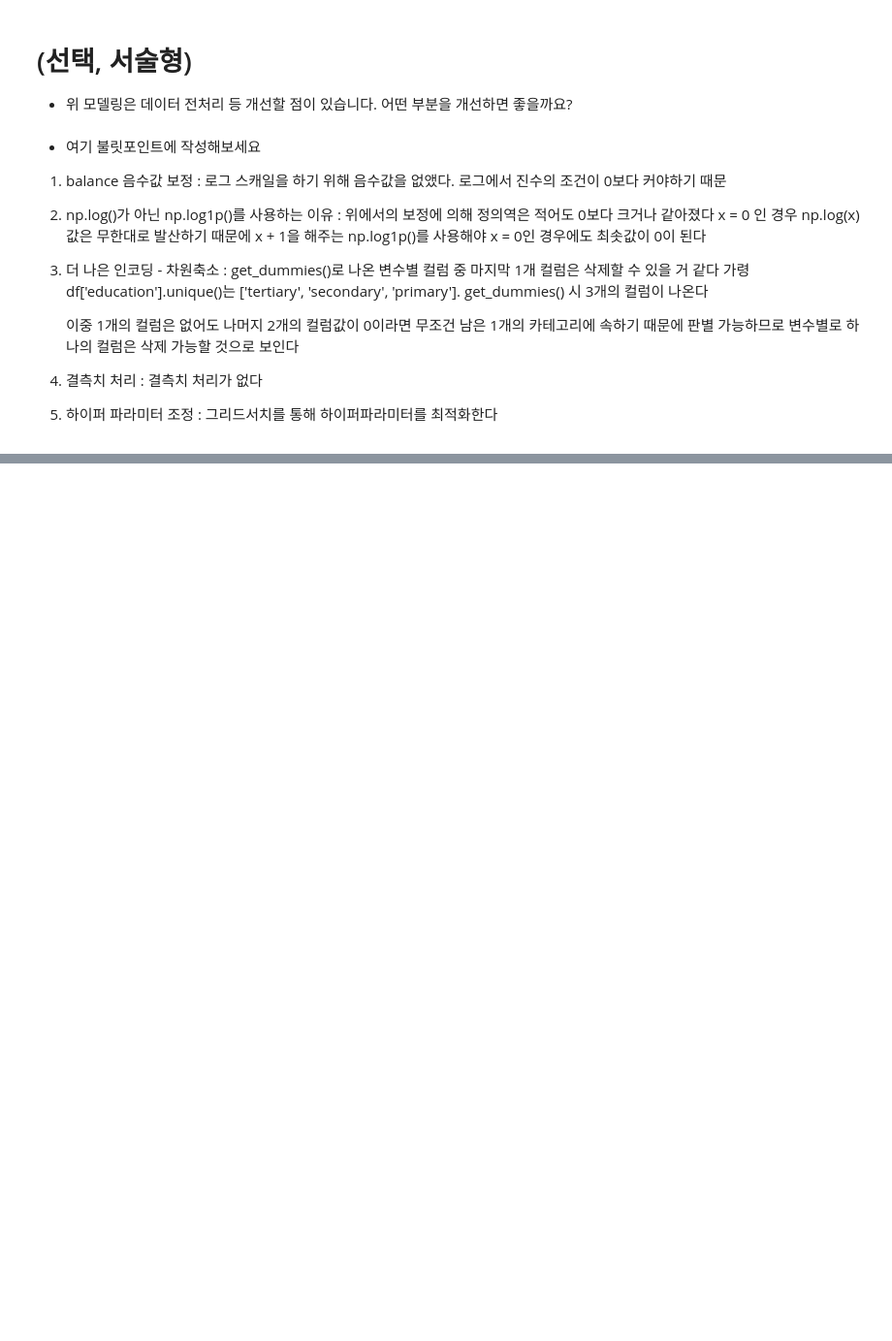
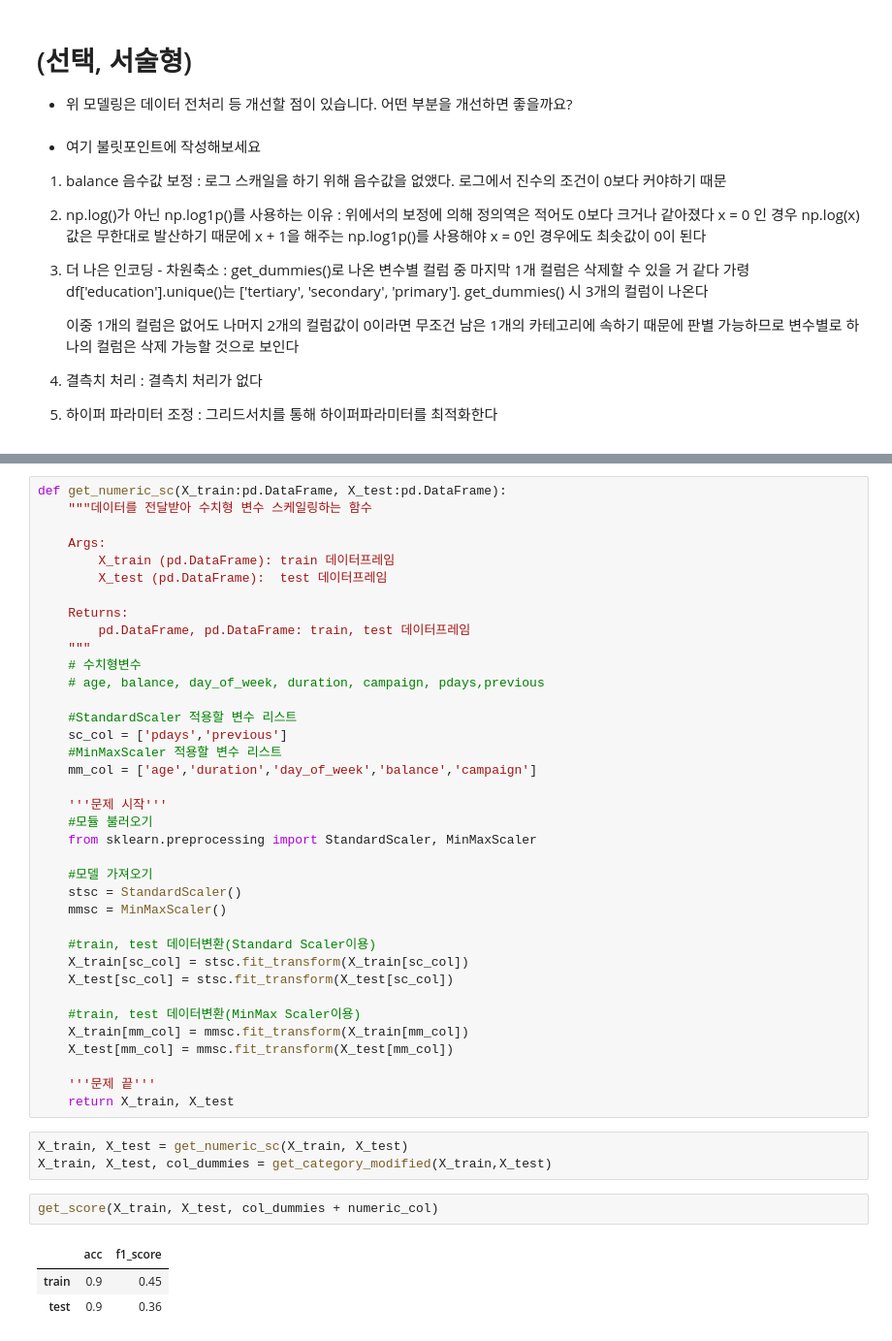
Before and after one commit to bellepoque7/sparta_ml, a Jupyter notebook: B01_오준범.ipynb, the cells around one changed output, grey strips where cells are left out. Shown at 97% size. Drawn from its saved outputs; the diff is of its cells as text; blank space fills up the shorter version.

```diff
--- a/B01_오준범.ipynb
+++ b/B01_오준범.ipynb
@@ -465,0 +672,46 @@ raw['variables']['description'][1]
+# %%
+def get_numeric_sc(X_train:pd.DataFrame, X_test:pd.DataFrame):
+    """데이터를 전달받아 수치형 변수 스케일링하는 함수
+
+    Args:
+        X_train (pd.DataFrame): train 데이터프레임
+        X_test (pd.DataFrame):  test 데이터프레임
+
+    Returns:
+        pd.DataFrame, pd.DataFrame: train, test 데이터프레임
+    """
+    # 수치형변수
+    # age, balance, day_of_week, duration, campaign, pdays,previous
+
+    #StandardScaler 적용할 변수 리스트
+    sc_col = ['pdays','previous']
+    #MinMaxScaler 적용할 변수 리스트
+    mm_col = ['age','duration','day_of_week','balance','campaign']
+
+    '''문제 시작'''
+    #모듈 불러오기
+    from sklearn.preprocessing import StandardScaler, MinMaxScaler
+
+    #모델 가져오기
+    stsc = StandardScaler()
+    mmsc = MinMaxScaler()
+
+    #train, test 데이터변환(Standard Scaler이용)
+    X_train[sc_col] = stsc.fit_transform(X_train[sc_col])
+    X_test[sc_col] = stsc.fit_transform(X_test[sc_col])
+
+    #train, test 데이터변환(MinMax Scaler이용)
+    X_train[mm_col] = mmsc.fit_transform(X_train[mm_col])
+    X_test[mm_col] = mmsc.fit_transform(X_test[mm_col])
+
+    '''문제 끝'''
+    return X_train, X_test
+# %%
+X_train, X_test = get_numeric_sc(X_train, X_test)
+X_train, X_test, col_dummies = get_category_modified(X_train,X_test)
+# %%
+get_score(X_train, X_test, col_dummies + numeric_col)
+# %% [output]
+|  | acc | f1_score |
+| train | 0.9 | 0.45 |
+| test | 0.9 | 0.36 |
```
Also changed, not shown: parts of 18 cells of this notebook.
